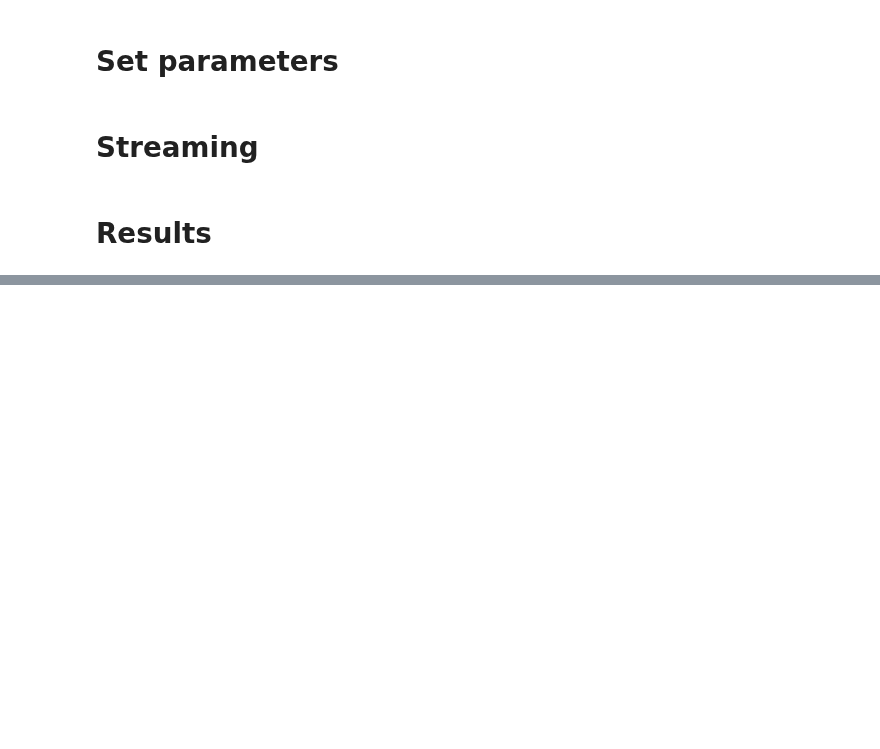
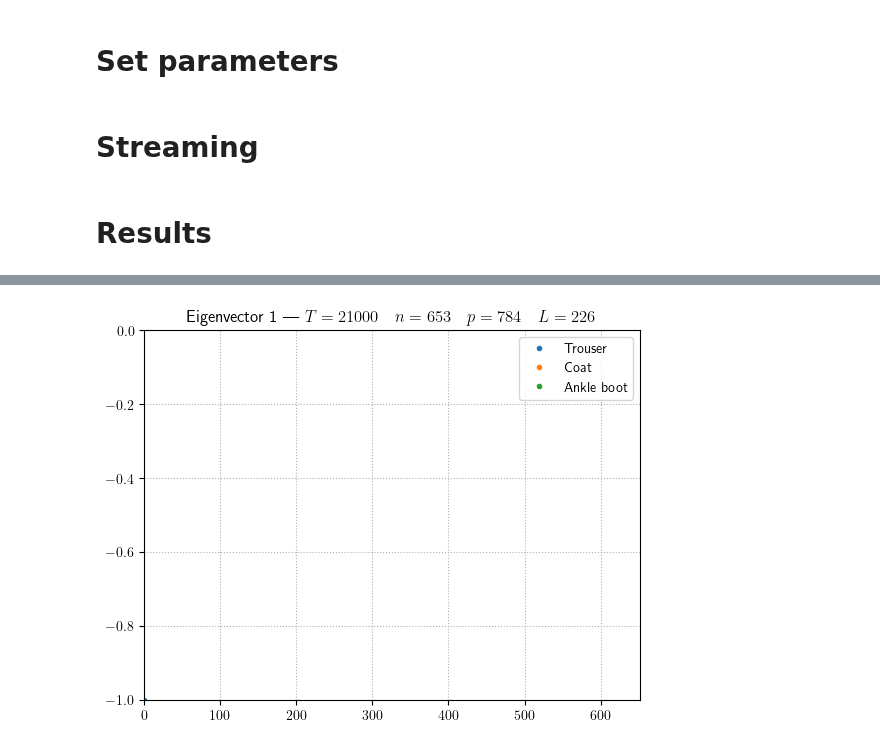
Before and after one commit to HugoLebeau/online_learning, a Jupyter notebook: Streaming Fashion-MNIST.ipynb, the cells around one changed output, grey strips where cells are left out. Cells and saved outputs as stored; diff of their text form; code cells hidden in the pictures; blank space fills up the shorter version.

```diff
--- a/Streaming Fashion-MNIST.ipynb
+++ b/Streaming Fashion-MNIST.ipynb
@@ -49,7 +49,7 @@ divided_warmup = True
 
 basis = utils.basis(n, L, kind='toeplitz')[1][:, idx_basis]
 
-animation = False
+animation = True
 animation_points_per_second = 200
 # %% [markdown]
 # Streaming
@@ -127,31 +127,33 @@ plt.show()
 # %%
 if animation :
     i = 0
 
     fig, ax = plt.subplots()
 
     for j in range(k):
         color = 'C'+str(j)
         ax.plot([], ls='', marker='.', label=num_classes[classes[j]], c=color)
         ax.plot([], ls='--', c=color)
         ax.plot([], ls='-', c=color)
     ax.grid(ls=':')
     ax.set_title("Eigenvector {} | ".format(i+1)+setting)
-    ax.legend()
+    ax.legend(loc='upper right')
 
     def animate(t):
         x = np.arange(max(0, t-n+1), max(n, t+1))
         ax.set_xlim(x[0], x[-1])
-        ax.set_ylim((w[t, i].min(), w[t, i].max()))
+        ax.set_ylim((w[t, :, i].min(), w[t, :, i].max()))
         for j in range(k):
             cl = (yc[max(0, t-n+1):t+1] == j)
             cl = np.append(cl, np.zeros(max(0, n-t-1), dtype=bool))
             ax.lines[3*j].set_data((x[cl], w[t, cl, i]))
             if (divided_warmup and t <= n-1) or (not divided_warmup and t == n-1):
                 mask = ((x <= t) & (partition0 == per_inv[j]))
                 ax.lines[3*j+1].set_data((x[mask], exp_smooth[mask, i]))
             if t >= n-1:
                 ax.lines[3*j+2].set_data((x, curves[t, per_inv[j], :, i]))
 
     anim = FuncAnimation(fig, animate, frames=T, interval=1000/animation_points_per_second, repeat=False)
     anim.save("streaming.mp4")
+# %% [output]
+[figure, added]
```
Also changed, not shown: parts of 6 cells of this notebook, 1 other file.
